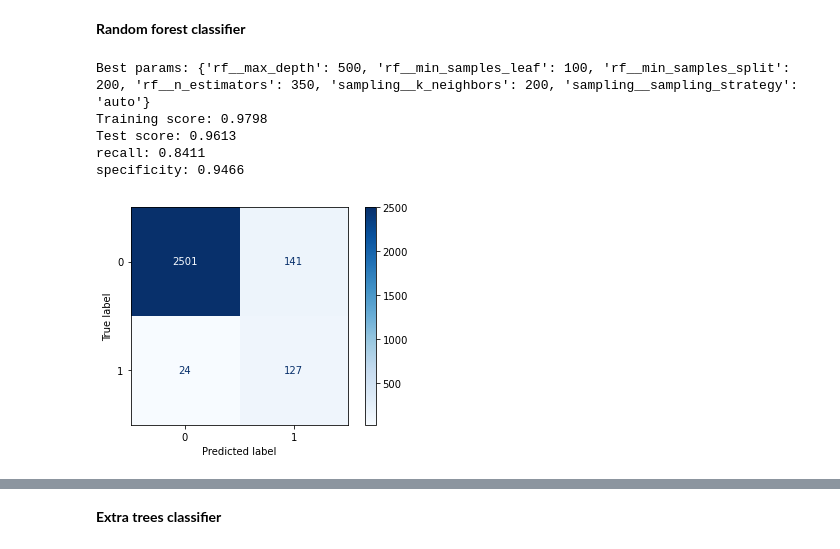
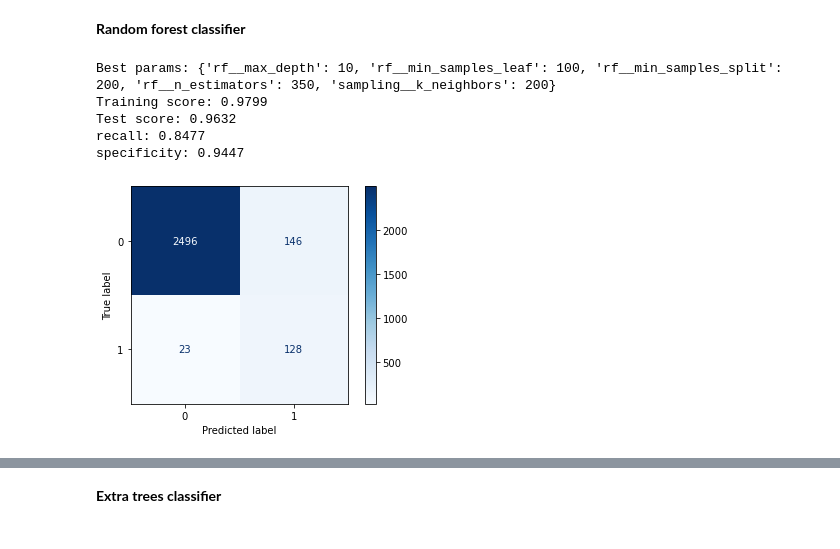
Before and after one commit to doscsy12/west-nile-virus, a Jupyter notebook: code/Preprocessing_model_tuning.ipynb, the cells around one changed output, grey strips where cells are left out. Cells and saved outputs as stored; diff of their text form; code cells hidden in the pictures.

```diff
--- a/code/Preprocessing_model_tuning.ipynb
+++ b/code/Preprocessing_model_tuning.ipynb
@@ -531,7 +530,7 @@ def run_models(model, model_params):
     pipe = Pipeline([
             ('scale', StandardScaler()),
             ('pca', PCA(n_components = 9)),
-            ('sampling', SMOTE()),
+            ('sampling', SMOTE(sampling_strategy = 'minority')),
             (model, models[model])
             ])
 
@@ -630,29 +627,27 @@ I do not understand the popularity of decision trees, due to its tendency to ove
 # %%
 # random forest classifier
 grid_params = {
-    'sampling__sampling_strategy': ['minority', 'not minority', 'auto'],
     'sampling__k_neighbors': [150, 200, 250],
     'rf__n_estimators': [300, 350, 400],
-    'rf__max_depth': [400, 450, 500],
+    'rf__max_depth': [10, 15, 20],
     'rf__min_samples_split': [100, 150, 200],
     'rf__min_samples_leaf': [100, 150, 200],
 }
 
 best_params = {
-    'sampling__sampling_strategy': ['auto'],
     'sampling__k_neighbors': [200],
     'rf__n_estimators': [350],
-    'rf__max_depth': [500],
+    'rf__max_depth': [10],
     'rf__min_samples_split': [200],
     'rf__min_samples_leaf': [100],
 }
 
 rf = run_models('rf', best_params)
-# Best params: {'rf__max_depth': 500, 'rf__min_samples_leaf': 100, 'rf__min_samples_split': 200, 'rf__n_estimators': 350, 'sampling__k_neighbors': 200, 'sampling__sampling_strategy': 'auto'}
+# Best params: {'rf__max_depth': 50, 'rf__min_samples_leaf': 100, 'rf__min_samples_split': 200, 'rf__n_estimators': 350, 'sampling__k_neighbors': 200, 'sampling__sampling_strategy': 'auto'}
 # %% [output]
-Best params: {'rf__max_depth': 500, 'rf__min_samples_leaf': 100, 'rf__min_samples_split': 200, 'rf__n_estimators': 350, 'sampling__k_neighbors': 200, 'sampling__sampling_strategy': 'auto'}
-Training score: 0.9798
-Test score: 0.9613
-recall: 0.8411
-specificity: 0.9466
+Best params: {'rf__max_depth': 10, 'rf__min_samples_leaf': 100, 'rf__min_samples_split': 200, 'rf__n_estimators': 350, 'sampling__k_neighbors': 200}
+Training score: 0.9799
+Test score: 0.9632
+recall: 0.8477
+specificity: 0.9447
-[figure, old version]
+[figure, new version]
```
Also changed, not shown: parts of 56 cells of this notebook, 1 other file.
